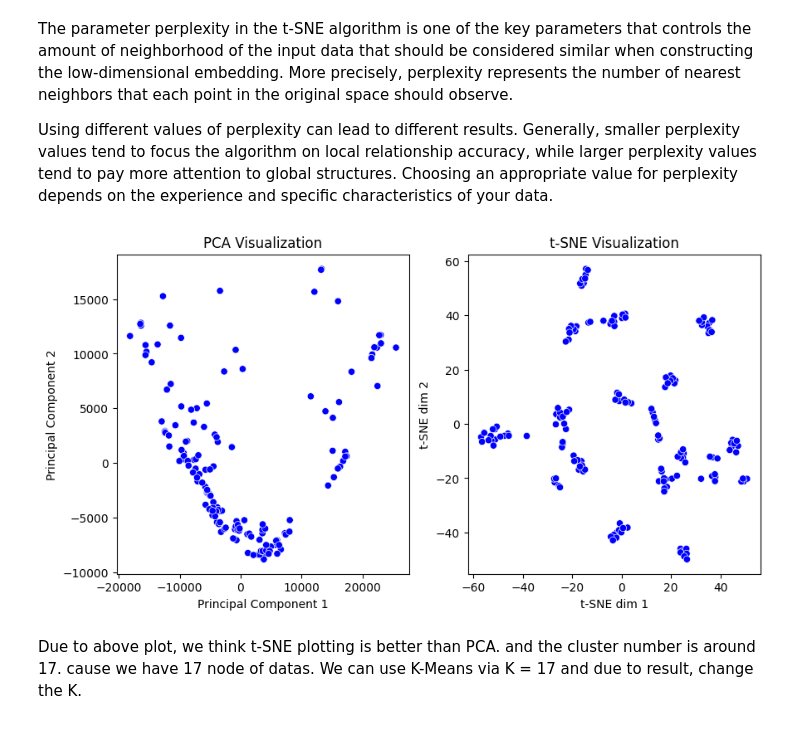
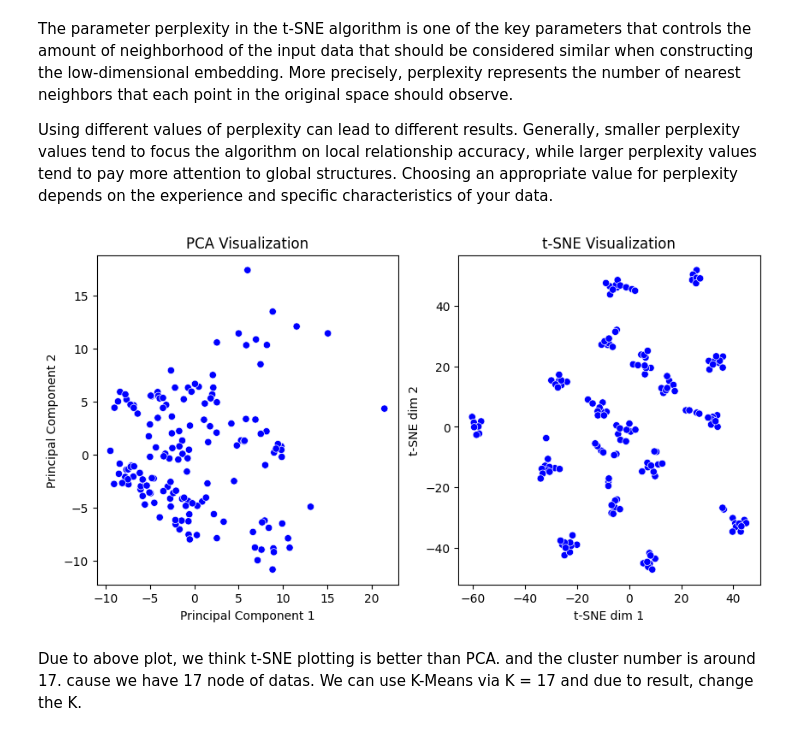
Before and after one commit to kiana2001/ML, a Jupyter notebook: ML-main.ipynb, the cells around one changed output. Drawn from its saved outputs; the diff is of its cells as text; code cells hidden in the pictures.

```diff
--- a/ML-main.ipynb
+++ b/ML-main.ipynb
@@ -168,21 +115 @@ subject15.surprised
 subject15.wink
-# %%
-# Path to the directory where you want to save the features
-if AliPC:
-    output_dir = r"E:\\University\\Term 8\\Computational Intelligence\\Project\\1\\Main-Project\\ML\\dataset\\features\\"
-else:
-    output_dir = r"/content/drive/MyDrive/features/"
-
-os.makedirs(output_dir, exist_ok=True)
-
-# Extract features from images and save them
-features_list = []
-image_filenames = []
-for image in images:
-    features = extract_features(image, model)
-    features_list.append(features)
-    image_filenames.append(image)
-    np.save(os.path.join(output_dir, f"{os.path.splitext(image)[0]}.npy"), features)
-
-# Convert features to numpy array
-X = np.array(features_list)
@@ -286,36 +303,36 @@ for image_file in image_files:
 # Convert list of images to numpy array
 data = np.array(images)
 
 # Apply PCA for dimensionality reduction
 pca = PCA(n_components=2)
-pca_result = pca.fit_transform(data)
+pca_result = pca.fit_transform(feat)
 
 # Apply t-SNE for dimensionality reduction
 tsne = TSNE(n_components=2, perplexity=5, random_state=42)
-tsne_result = tsne.fit_transform(data)
+tsne_result = tsne.fit_transform(feat)
 
 # Create a DataFrame for PCA result
 df_pca = pd.DataFrame(pca_result, columns=['Principal Component 1', 'Principal Component 2'])
 df_pca['Subject'] = subjects
 
 # Create a DataFrame for t-SNE result
 df_tsne = pd.DataFrame(tsne_result, columns=['t-SNE dim 1', 't-SNE dim 2'])
 df_tsne['Subject'] = subjects
 
 # Plot PCA result
 plt.figure(figsize=(10, 5))
 plt.subplot(1, 2, 1)
 sns.scatterplot(data=df_pca, x='Principal Component 1', y='Principal Component 2', hue='Subject', palette=subject_color_map, legend=False) #turn True legend for show subject table guide
 plt.title('PCA Visualization')
 
 # Plot t-SNE result
 plt.subplot(1, 2, 2)
 sns.scatterplot(data=df_tsne, x='t-SNE dim 1', y='t-SNE dim 2', hue='Subject', palette=subject_color_map, legend=False)
 plt.title('t-SNE Visualization')
 
 plt.show()
 # %% [output]
-[figure, old version]
+[figure, new version]
 # %% [markdown]
 Due to above plot, we think t-SNE plotting is better than PCA. and the cluster number is around 17. cause we have 17 node of datas.
 We can use K-Means via K = 17 and due to result, change the K.
```
Also changed, not shown: parts of 32 cells of this notebook, 4 other files.
